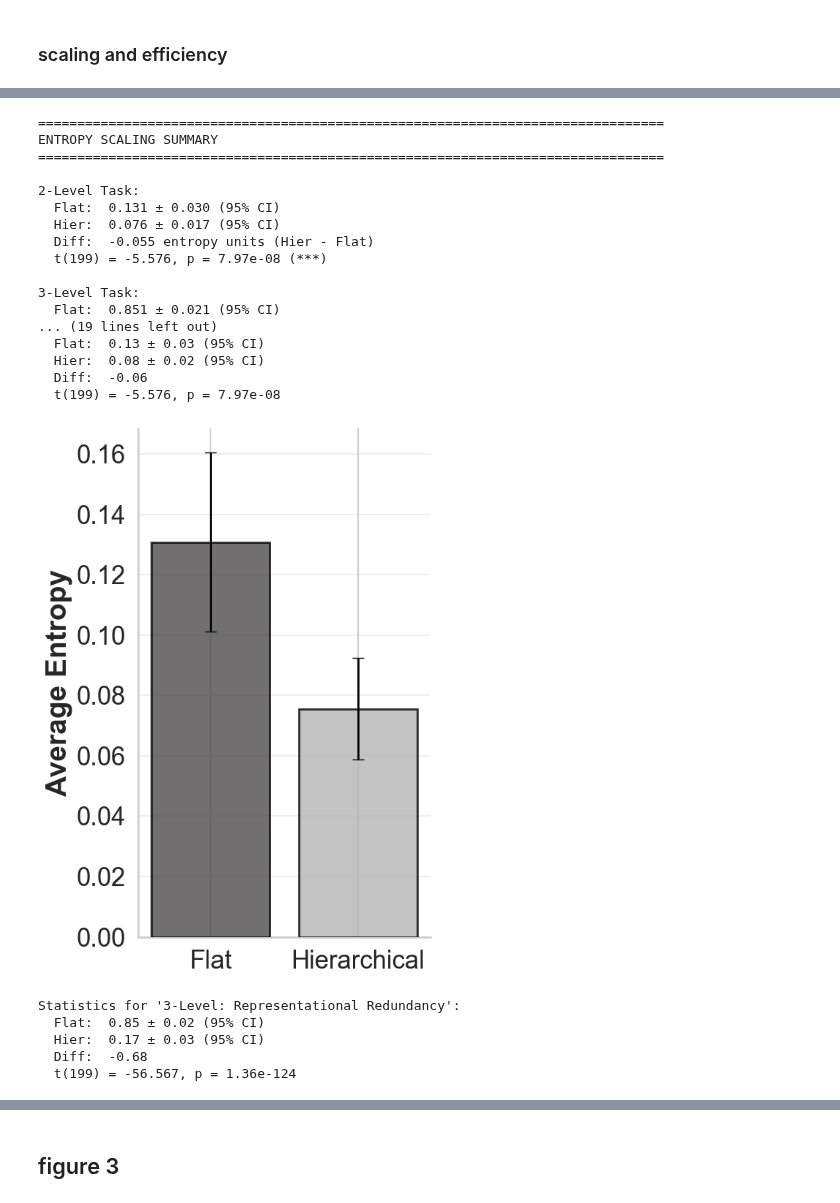
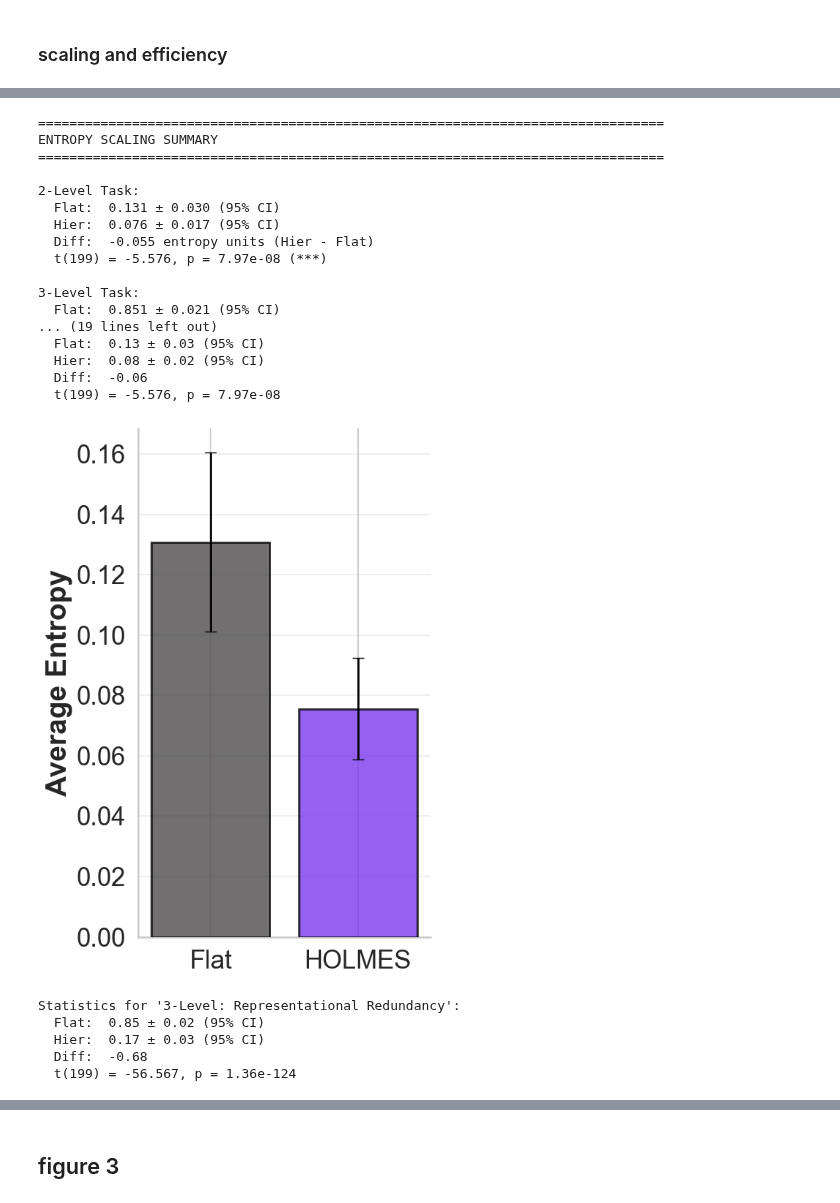
Before and after one commit to Iigaya-Lab/HOLMES-2026, a Jupyter notebook: figures_2_3.ipynb, the cells around one changed output, grey strips where cells are left out. Drawn from its saved outputs; the diff is of its cells as text; code cells hidden in the pictures.

```diff
--- a/figures_2_3.ipynb
+++ b/figures_2_3.ipynb
@@ -563,7 +563,7 @@ def create_bar_plot(data_flat, data_hier, title, ylabel, optimal_line=None, line
         error_type = 'SEM'
 
     data = {
-        'Model': ['Flat', 'Hierarchical'],
+        'Model': ['Flat', 'HOLMES'],
         'Mean': [flat_mean, hier_mean],
         'Error': [flat_err, hier_err]
     }
@@ -1518,7 +1518,7 @@ def plot_entropy_comparison(all_results_df,
     os.makedirs('plots', exist_ok=True)
 
     COLOR_FLAT = "#4D4B4B"
-    COLOR_HIER = "#B5B5B5"
+    COLOR_HIER = '#7C3AED'
 
     level_names = {2: 'species', 3: 'prep', 4: 'storage', 5: 'season'}
 
@@ -1574,7 +1574,7 @@ def plot_entropy_scaling(all_results_df,
     sns.set_context("talk")
 
     COLOR_FLAT = "#4D4B4B"
-    COLOR_HIER = "#B5B5B5"
+    COLOR_HIER = '#7C3AED'
 
     fig, ax = plt.subplots(figsize=(10, 8))
 
@@ -1693,7 +1693,7 @@ def plot_entropy_scaling(all_results_df,
     ax.plot(flat_x_positions, flat_means, '-',
            color=COLOR_FLAT, linewidth=3, alpha=0.6, zorder=7)
     ax.plot(hier_x_positions, hier_means, '-',
-           color='black', linewidth=3, alpha=0.6, zorder=8)
+           color='darkviolet', linewidth=3, alpha=0.6, zorder=8)
 
     # Plot means with error bars
     error_label = '95% CI' if use_ci else 'SEM'
@@ -1708,7 +1708,7 @@ def plot_entropy_scaling(all_results_df,
                yerr=hier_errs,
                fmt='v', markersize=21, capsize=10, capthick=4,
                color=COLOR_HIER, linewidth=4, elinewidth=3,
-               label='Hierarchical', zorder=11)
+               label='HOLMES', zorder=11)
 
     ax.set_xlabel('Task Complexity', fontsize=28, fontweight='bold')
     ax.set_ylabel('Within-Category Entropy', fontsize=28, fontweight='bold')
@@ -1766,21 +1766,21 @@ plot_entropy_comparison(all_results_df, use_ci=True, show_points = False, show_s
 ================================================================================
 ENTROPY SCALING SUMMARY
 ================================================================================
 
 2-Level Task:
   Flat:  0.131 ± 0.030 (95% CI)
   Hier:  0.076 ± 0.017 (95% CI)
   Diff:  -0.055 entropy units (Hier - Flat)
   t(199) = -5.576, p = 7.97e-08 (***)
 
 3-Level Task:
   Flat:  0.851 ± 0.021 (95% CI)
 ... (19 lines left out)
   Flat:  0.13 ± 0.03 (95% CI)
   Hier:  0.08 ± 0.02 (95% CI)
   Diff:  -0.06
   t(199) = -5.576, p = 7.97e-08
-[figure, old version]
+[figure, new version]
 Statistics for '3-Level: Representational Redundancy':
   Flat:  0.85 ± 0.02 (95% CI)
   Hier:  0.17 ± 0.03 (95% CI)
```
Also changed, not shown: parts of 11 cells of this notebook.
